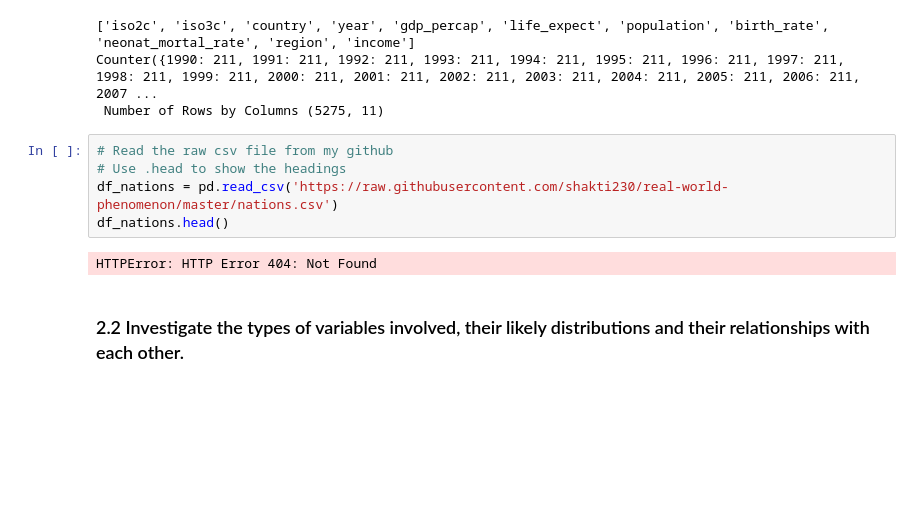
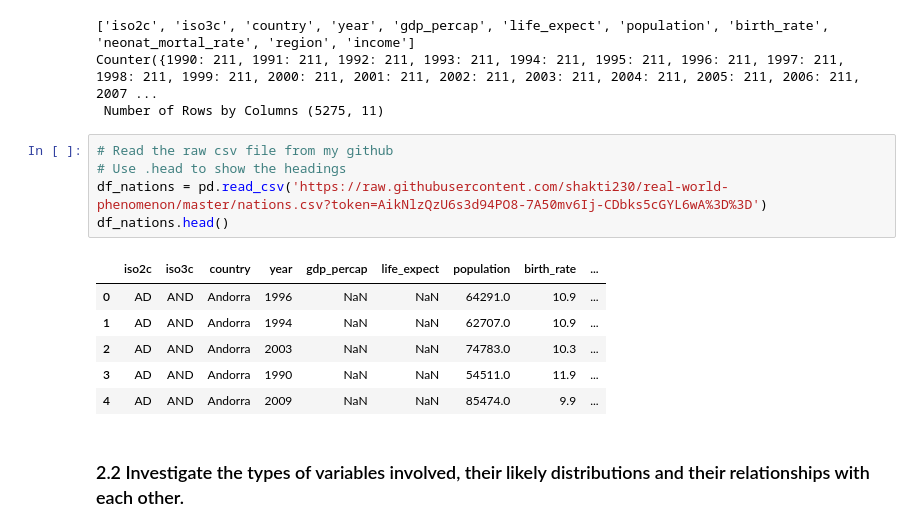
Before and after one commit to shakti230/real-world-phenomenon, a Jupyter notebook: real world phenomenom.ipynb, the cells around one changed output. Saved outputs shown, nothing was run; the diff lists cells and outputs as text; blank space fills up the shorter version.

```diff
--- a/real world phenomenom.ipynb
+++ b/real world phenomenom.ipynb
@@ -65,10 +65,15 @@ Counter({1990: 211, 1991: 211, 1992: 211, 1993: 211, 1994: 211, 1995: 211, 1996:
 # %%
 # Read the raw csv file from my github
 # Use .head to show the headings
-df_nations = pd.read_csv('https://raw.githubusercontent.com/shakti230/real-world-phenomenon/master/nations.csv')
+df_nations = pd.read_csv('https://raw.githubusercontent.com/shakti230/real-world-phenomenon/master/nations.csv?token=AikNlzQzU6s3d94PO8-7A50mv6Ij-CDbks5cGYL6wA%3D%3D')
 df_nations.head()
 # %% [output]
-HTTPError: HTTP Error 404: Not Found
+|  | iso2c | iso3c | country | year | gdp_percap | life_expect | population | birth_rate | ... |
+| 0 | AD | AND | Andorra | 1996 | NaN | NaN | 64291.0 | 10.9 | ... |
+| 1 | AD | AND | Andorra | 1994 | NaN | NaN | 62707.0 | 10.9 | ... |
+| 2 | AD | AND | Andorra | 2003 | NaN | NaN | 74783.0 | 10.3 | ... |
+| 3 | AD | AND | Andorra | 1990 | NaN | NaN | 54511.0 | 11.9 | ... |
+| 4 | AD | AND | Andorra | 2009 | NaN | NaN | 85474.0 | 9.9 | ... |
 # %% [markdown]
 ### 2.2 Investigate the types of variables involved, their likely distributions and their relationships with each other.
 # %% [markdown]
```
Also changed, not shown: parts of 7 cells of this notebook.
